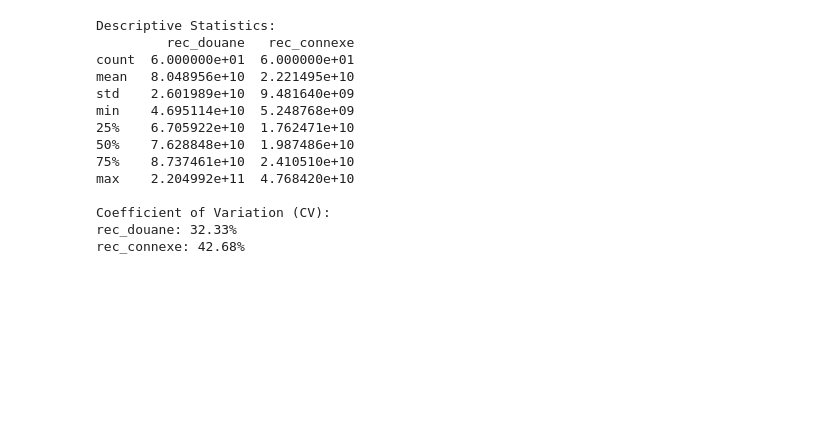
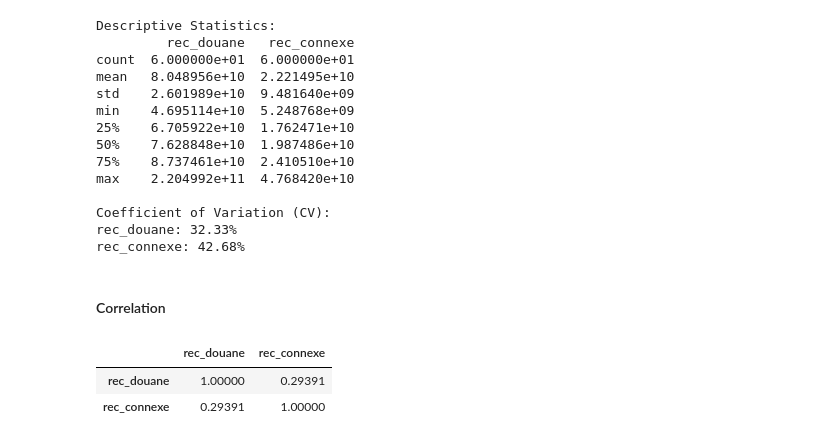
Before and after one commit to Pinto-Katende-Jonathan/SimpleDescriptiveStat, a Jupyter notebook: analyse.ipynb, the cells around one changed output. Drawn from its saved outputs; the diff is of its cells as text; code cells hidden in the pictures; blank space fills up the shorter version.

Commit message:
corration between 	rec_douane	rec_connexe

```diff
--- a/analyse.ipynb
+++ b/analyse.ipynb
@@ -518,3 +518,11 @@ max    2.204992e+11  4.768420e+10
 Coefficient of Variation (CV):
 rec_douane: 32.33%
 rec_connexe: 42.68%
+# %% [markdown]
+#### Correlation
+# %%
+df_copy.iloc[:, 2:].corr()
+# %% [output]
+|  | rec_douane | rec_connexe |
+| rec_douane | 1.00000 | 0.29391 |
+| rec_connexe | 0.29391 | 1.00000 |
```
